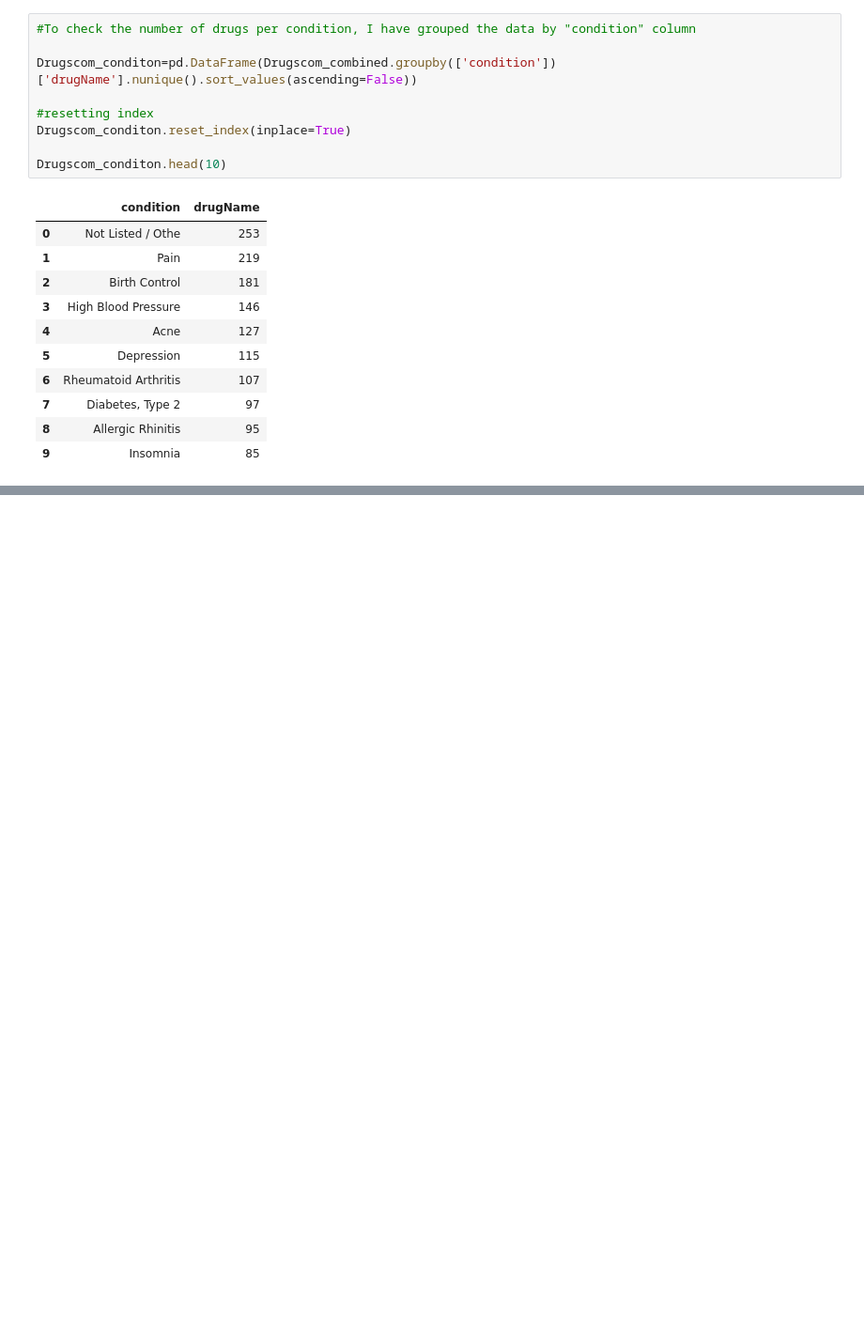
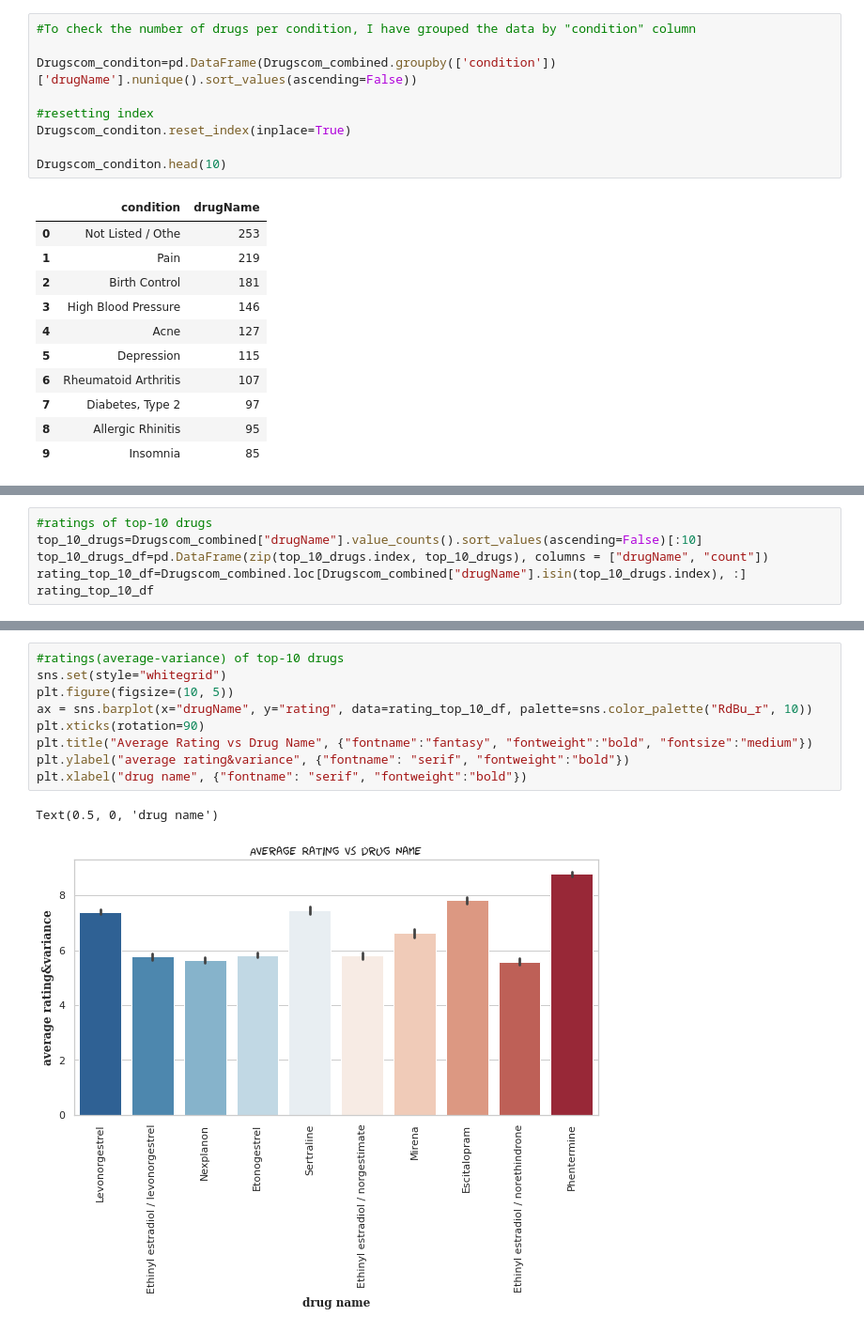
Before and after one commit to Madhurika1292/Medicines-and-Common-Treatment-Recommendation-System, a Jupyter notebook: Drugscom_data_exploration.ipynb, the cells around one changed output, grey strips where cells are left out. Shown at 94% size. Saved outputs shown, nothing was run; the diff lists cells and outputs as text; blank space fills up the shorter version.

```diff
--- a/Drugscom_data_exploration.ipynb
+++ b/Drugscom_data_exploration.ipynb
@@ -159,0 +167,6 @@ fig.show()
+# %%
+#ratings of top-10 drugs
+top_10_drugs=Drugscom_combined["drugName"].value_counts().sort_values(ascending=False)[:10]
+top_10_drugs_df=pd.DataFrame(zip(top_10_drugs.index, top_10_drugs), columns = ["drugName", "count"])
+rating_top_10_df=Drugscom_combined.loc[Drugscom_combined["drugName"].isin(top_10_drugs.index), :]
+rating_top_10_df
@@ -159,0 +187,12 @@ fig.show()
+# %%
+#ratings(average-variance) of top-10 drugs
+sns.set(style="whitegrid")
+plt.figure(figsize=(10, 5))
+ax = sns.barplot(x="drugName", y="rating", data=rating_top_10_df, palette=sns.color_palette("RdBu_r", 10))
+plt.xticks(rotation=90)
+plt.title("Average Rating vs Drug Name", {"fontname":"fantasy", "fontweight":"bold", "fontsize":"medium"})
+plt.ylabel("average rating&variance", {"fontname": "serif", "fontweight":"bold"})
+plt.xlabel("drug name", {"fontname": "serif", "fontweight":"bold"})
+# %% [output]
+Text(0.5, 0, 'drug name')
+[figure, added]
```
Also changed, not shown: parts of 13 cells of this notebook.
